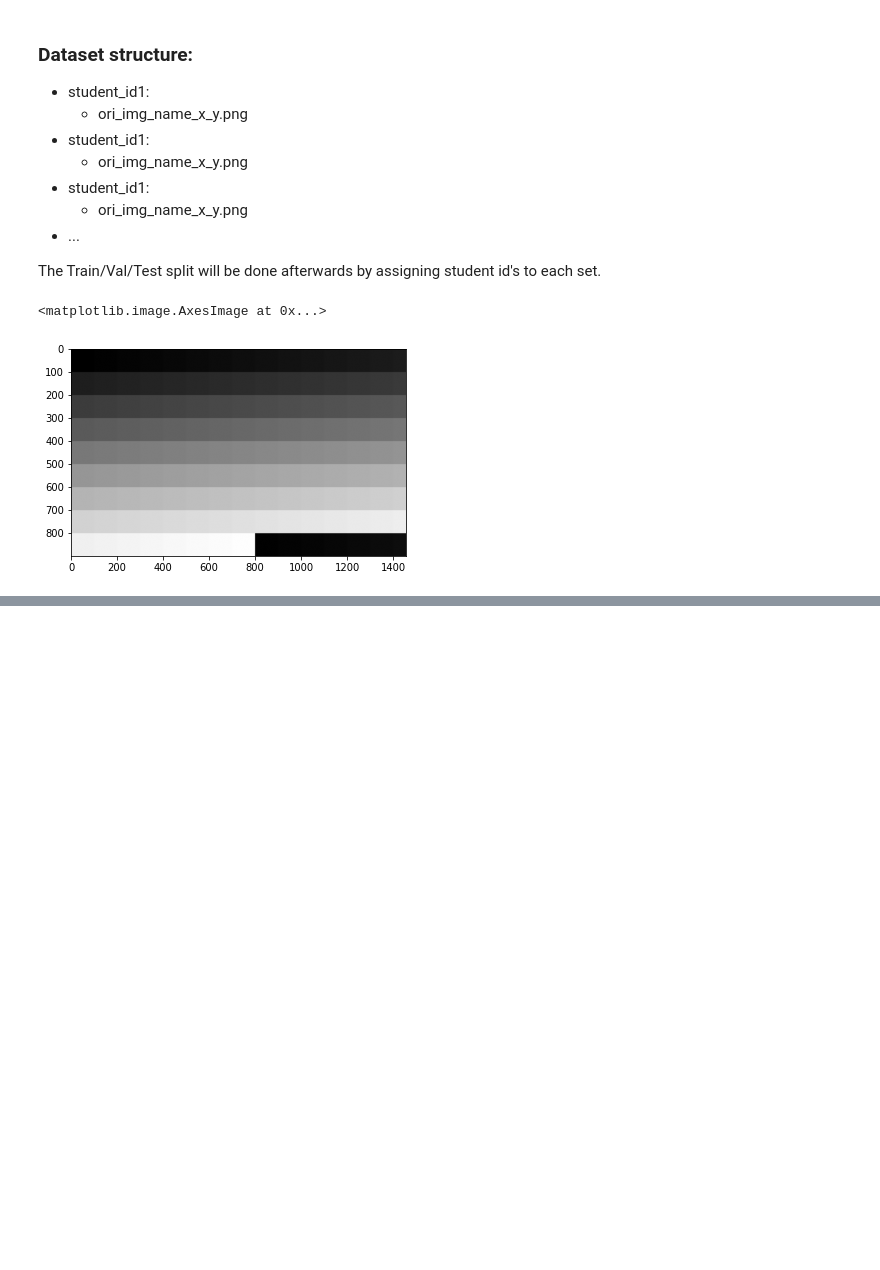
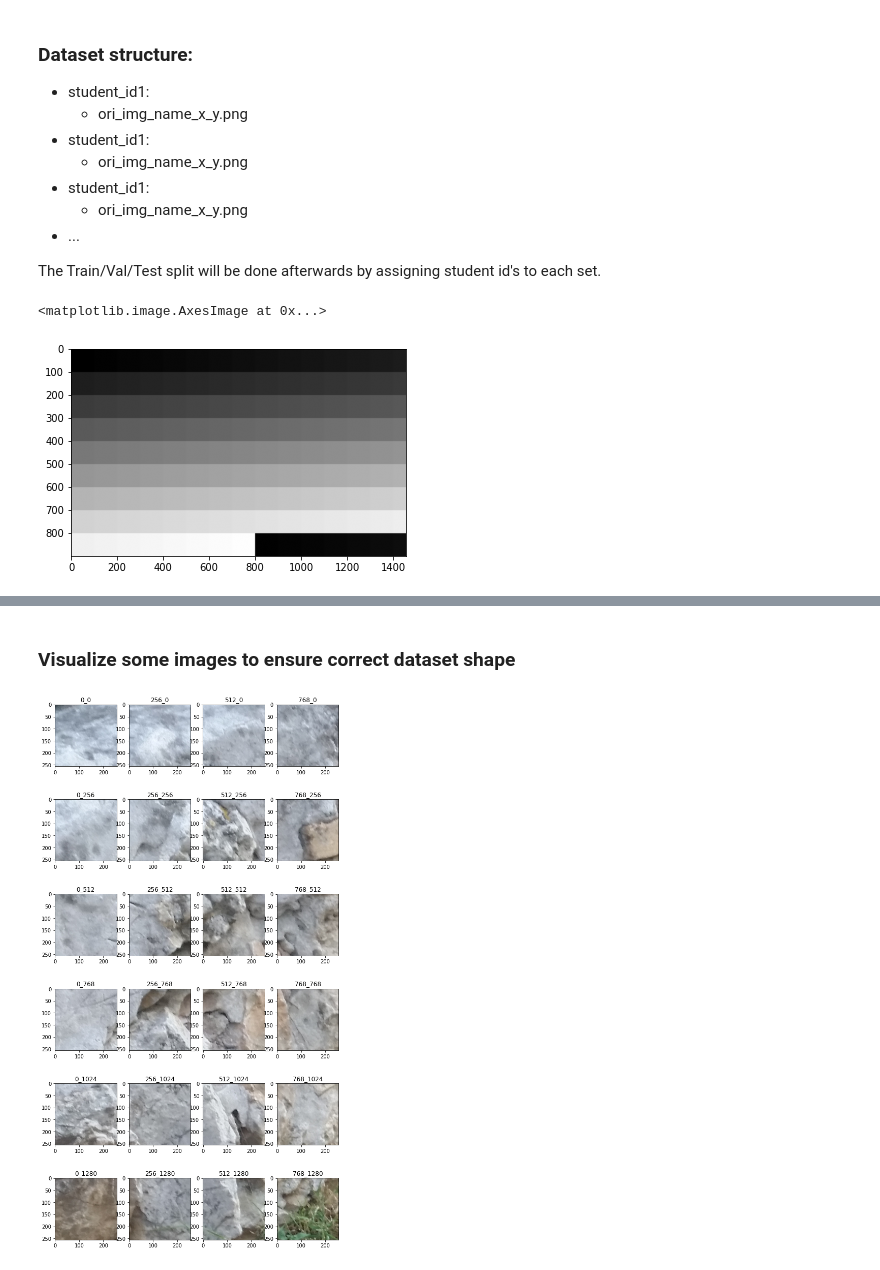
Before and after one commit to bernatGene/SiamSCI, a Jupyter notebook: generate_strips.ipynb, the cells around one changed output, grey strips where cells are left out. Saved outputs shown, nothing was run; the diff lists cells and outputs as text; code cells hidden in the pictures; blank space fills up the shorter version.

```diff
--- a/generate_strips.ipynb
+++ b/generate_strips.ipynb
@@ -100,0 +87,19 @@ Bad filetype:  Eurecom_105_video_010.mp4
+# %%
+dataset = []
+os.remove(os.path.join(out_datadir, 'dataset_info.json'))
+for student_id in os.scandir(out_datadir):
+    img_strips = {}
+    for img in os.scandir(student_id):
+        o_img_name = ('_').join(img.name.split('_')[0:4])
+        if o_img_name not in img_strips:
+            img_strips[o_img_name] = [img.path]
+        else:
+            img_strips[o_img_name].append(img.path)
+    for l in img_strips.values():
+        l.sort()
+    img_strips_l = [(k, v) for k, v in img_strips.items()]
+    img_strips_l.sort()
+    dataset.append(img_strips_l)
+# %%
+with open(os.path.join(out_datadir, 'dataset_info.json'), 'w') as f:
+    json.dump(dataset, f)
@@ -100,0 +156,16 @@ Bad filetype:  Eurecom_105_video_010.mp4
+# %% [markdown]
+###  Visualize some images to ensure correct dataset shape
+# %%
+test_s = dataset[0]
+test_img = test_s['Eurecom_101_picFG_013']
+base_name = ('_').join(test_img[0].split('_')[0:5])
+plt.figure(figsize=(10,20))
+for y in range(0, 6):
+    for x in range(0,4):
+        strip = cv2.imread(f'{base_name}_{x*256}_{y*256}.PNG')
+        ax = plt.subplot(6, 4, (y*4+x)+1)
+        ax.imshow(strip[:,:,::-1])
+        ax.set_title(f'{x*256}_{y*256}')
+plt.show()
+# %% [output]
+[figure, added]
```
Also changed, not shown: parts of 7 cells of this notebook, 7 other files.
